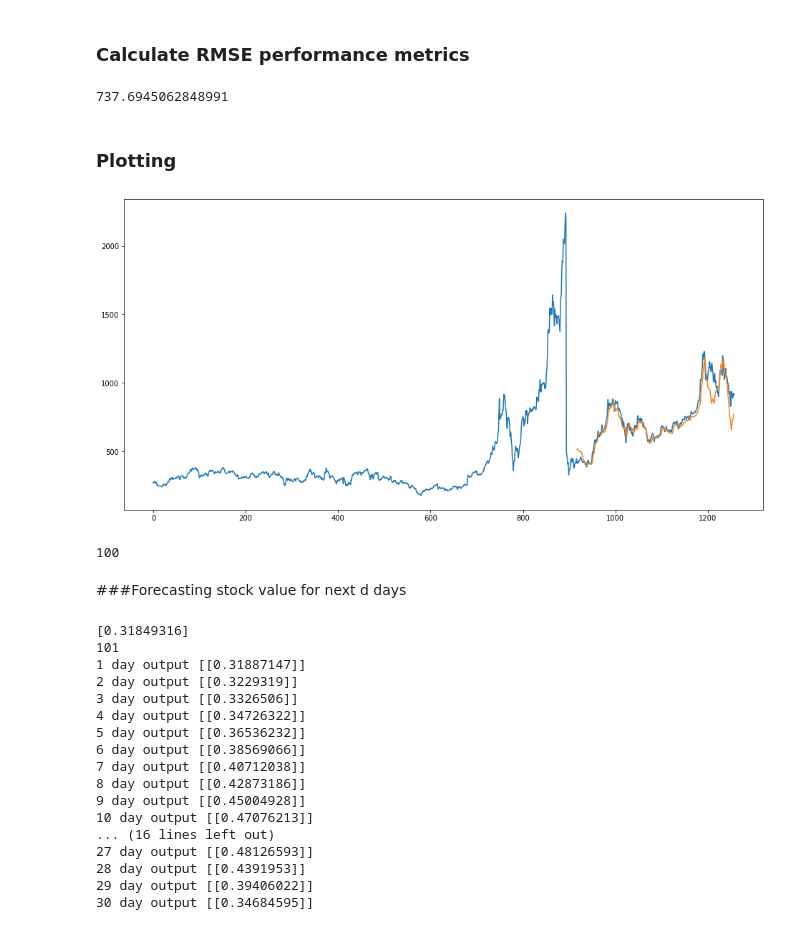
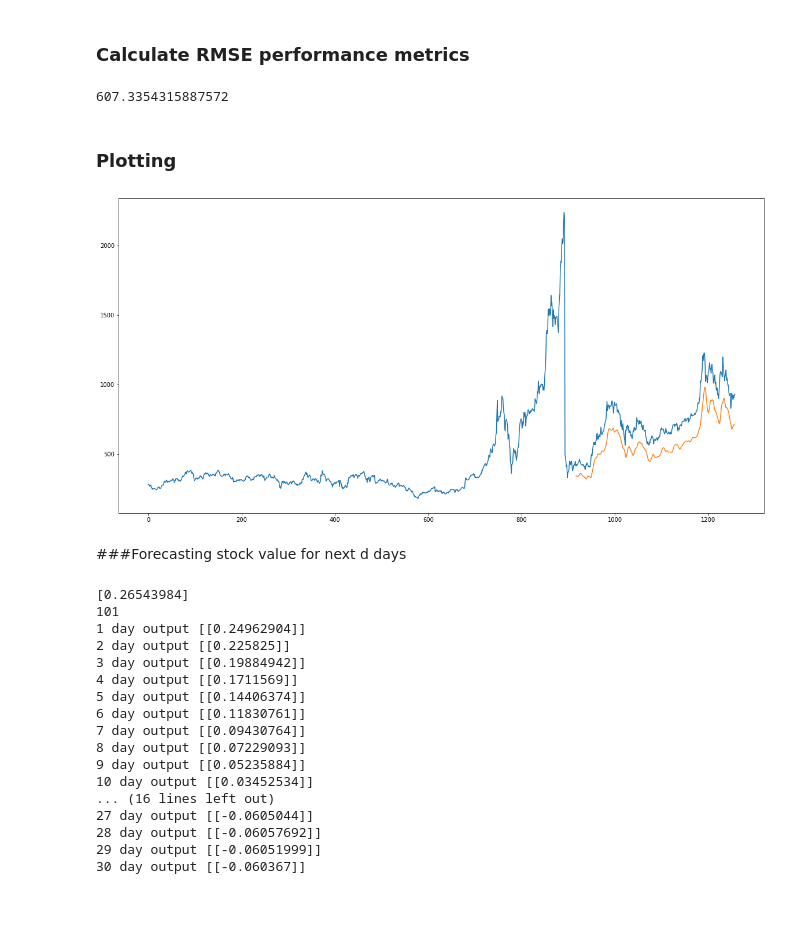
Before and after one commit to Nahush04/stock_prediction, a Jupyter notebook: Stock_Prediction_using_LSTM.ipynb, the cells around one changed output. Cells and saved outputs as stored; diff of their text form; code cells hidden in the pictures.

```diff
--- a/Stock_Prediction_using_LSTM.ipynb
+++ b/Stock_Prediction_using_LSTM.ipynb
@@ -10,7 +10,7 @@ import math
 # %% [markdown]
 ### Data Collection
 # %%
-company = 'TSLA'
+company = 'AMZN'
 key="b745d8e9aa20e20bc27dd040ffbf2ca0f5305244" #insert API token from Tiingo
 df = pdr.get_data_tiingo(company, api_key=key)
 df.to_csv(company + '.csv')
@@ -63,8 +63,9 @@ from tensorflow.keras.layers import LSTM
 ### Create the Stacked LSTM model
 # %%
 model = Sequential()
-model.add(LSTM(units=50, return_sequences=True, input_shape=(X_train.shape[1],1)))
-model.add(LSTM(units=50))
+model.add(LSTM(128, return_sequences=True, input_shape= (X_train.shape[1], 1)))
+model.add(LSTM(64, return_sequences=False))
+model.add(Dense(25))
 model.add(Dense(1))
 
 model.compile(loss='mean_squared_error', optimizer='adam')
@@ -87,4 +90,4 @@ Trainable params: 30,651
 Non-trainable params: 0
 _________________________________________________________________
 # %%
-model.fit(X_train,y_train,validation_data=(X_test,ytest),epochs=100,batch_size=64,verbose=1)
+model.fit(X_train, y_train, epochs=1, batch_size=1, verbose=2)
@@ -104,40 +110,36 @@ math.sqrt(mean_squared_error(y_train,train_predict))
 #Test Data RMSE
 math.sqrt(mean_squared_error(ytest,test_predict))
 # %% [output]
-737.6945062848991
+607.3354315887572
 # %% [markdown]
 ### Plotting
 # %%
 # shift train predictions for plotting
 look_back=100
 trainPredictPlot = np.empty_like(df1)
 trainPredictPlot[:, :] = np.nan
 trainPredictPlot[look_back:len(train_predict)+look_back, :] = train_predict
 # shift test predictions for plotting
 testPredictPlot = np.empty_like(df1)
 testPredictPlot[:, :] = np.nan
 testPredictPlot[len(train_predict)+(look_back*2)+1:len(df1)-1, :] = test_predict
 # plot baseline and predictions
 rcParams['figure.figsize'] = 20,10
-plt.figure(figsize=(16,8))
+plt.figure(figsize=(20,10))
 plt.plot(scaler.inverse_transform(df1))
 plt.plot(testPredictPlot)
 plt.show()
 # %% [output]
-[figure, old version]
+[figure, new version]
 # %%
 x_input=test_data[341:].reshape(1,-1)
 
 temp_input=list(x_input)
 temp_input=temp_input[0].tolist()
-
-len(temp_input)
-# %% [output]
-100
 # %% [markdown]
 ###Forecasting stock value for next d days
 # %%
-# demonstrate prediction for next 10 days
+# demonstrate prediction for next 30 days
 from numpy import array
 lst_output=[]
 n_steps=100
@@ -168,23 +170,23 @@ while(i<=d):
         lst_output.extend(yhat.tolist())
         i=i+1
 # %% [output]
-[0.31849316]
+[0.26543984]
 101
-1 day output [[0.31887147]]
-2 day output [[0.3229319]]
-3 day output [[0.3326506]]
-4 day output [[0.34726322]]
-5 day output [[0.36536232]]
-6 day output [[0.38569066]]
-7 day output [[0.40712038]]
-8 day output [[0.42873186]]
-9 day output [[0.45004928]]
-10 day output [[0.47076213]]
+1 day output [[0.24962904]]
+2 day output [[0.225825]]
+3 day output [[0.19884942]]
+4 day output [[0.1711569]]
+5 day output [[0.14406374]]
+6 day output [[0.11830761]]
+7 day output [[0.09430764]]
+8 day output [[0.07229093]]
+9 day output [[0.05235884]]
+10 day output [[0.03452534]]
 ... (16 lines left out)
-27 day output [[0.48126593]]
-28 day output [[0.4391953]]
-29 day output [[0.39406022]]
-30 day output [[0.34684595]]
+27 day output [[-0.0605044]]
+28 day output [[-0.06057692]]
+29 day output [[-0.06051999]]
+30 day output [[-0.060367]]
 # %%
 day_new=np.arange(1,101)
 day_pred=np.arange(101,132)
```
Also changed, not shown: parts of 5 cells of this notebook.
